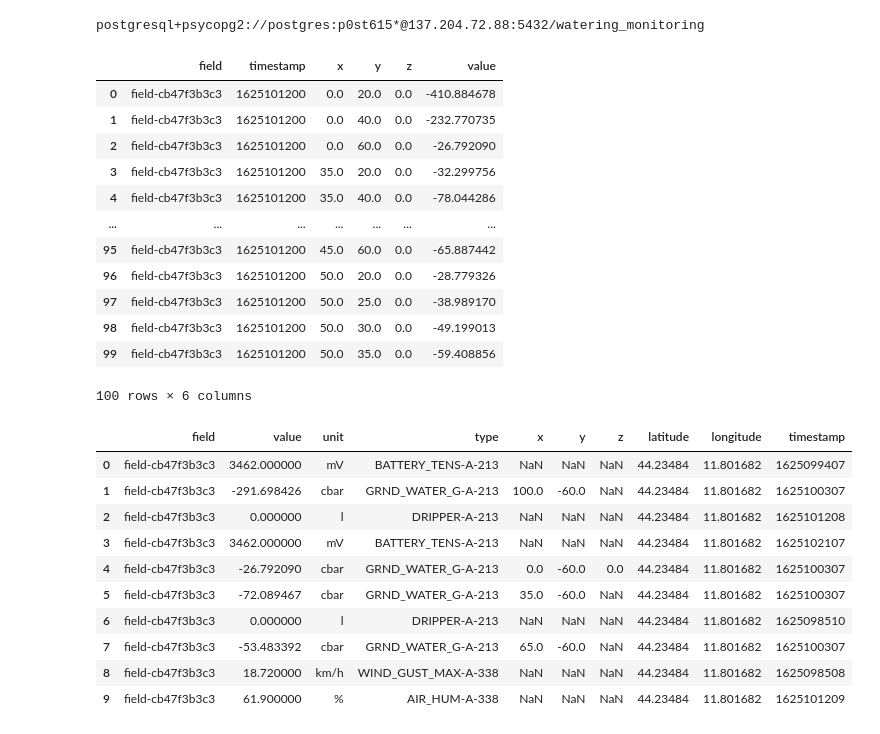
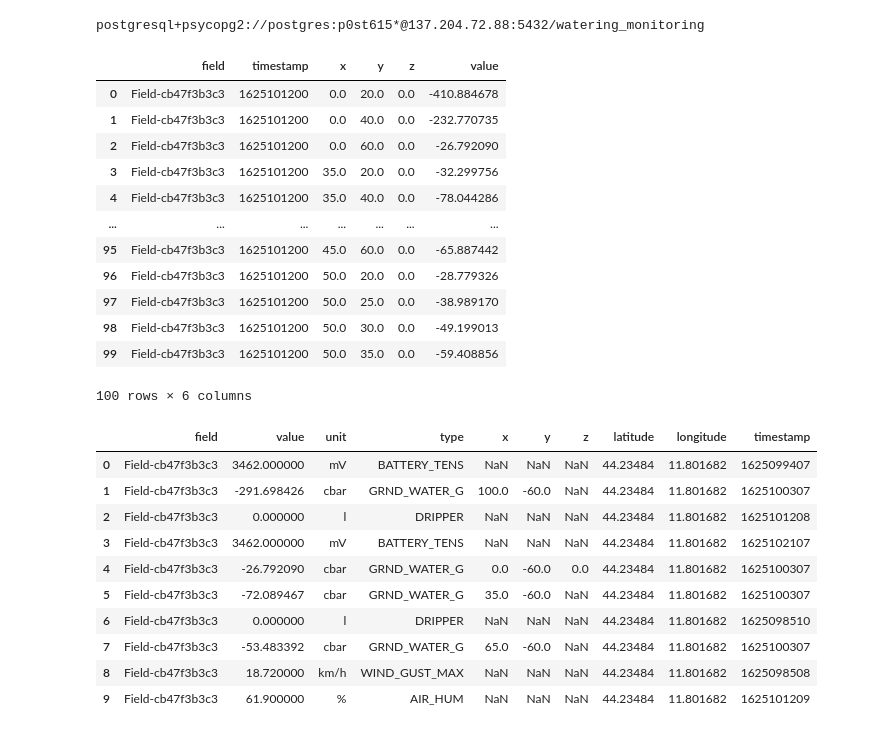
Before and after one commit to w4bo/dataset-watering, a Jupyter notebook: 2_extract_watering_real.ipynb, the cells around one changed output. Saved outputs shown, nothing was run; the diff lists cells and outputs as text; code cells hidden in the pictures.

Commit message:
fix agent names

```diff
--- a/2_extract_watering_real.ipynb
+++ b/2_extract_watering_real.ipynb
@@ -20,7 +20,7 @@ postgresql+psycopg2://postgres:p0st615*@137.204.72.88:5432/watering_monitoring
 # %%
 # SQL query to select all data from the table
 sql_query = f"""
-select ('field-' || right(md5("refStructureName" || "companyName" || "fieldName" || "plantRow"), 10)) as field, timestamp, xx as x, yy as y, zz as z, value from data_interpolated limit 100
+select ('Field-' || right(md5("refStructureName" || "companyName" || "fieldName" || "plantRow"), 10)) as field, timestamp, xx as x, yy as y, zz as z, value from data_interpolated limit 100
 """
 # select md5(refStructureName || companyName || fieldName || plantRow) as field from data_interpolated limit 100
 
@@ -32,39 +32,39 @@ di = pd.read_sql(sql_query, engine)
 di
 # %% [output]
 |  | field | timestamp | x | y | z | value |
-| 0 | field-cb47f3b3c3 | 1625101200 | 0.0 | 20.0 | 0.0 | -410.884678 |
-| 1 | field-cb47f3b3c3 | 1625101200 | 0.0 | 40.0 | 0.0 | -232.770735 |
-| 2 | field-cb47f3b3c3 | 1625101200 | 0.0 | 60.0 | 0.0 | -26.792090 |
-| 3 | field-cb47f3b3c3 | 1625101200 | 35.0 | 20.0 | 0.0 | -32.299756 |
-| 4 | field-cb47f3b3c3 | 1625101200 | 35.0 | 40.0 | 0.0 | -78.044286 |
+| 0 | Field-cb47f3b3c3 | 1625101200 | 0.0 | 20.0 | 0.0 | -410.884678 |
+| 1 | Field-cb47f3b3c3 | 1625101200 | 0.0 | 40.0 | 0.0 | -232.770735 |
+| 2 | Field-cb47f3b3c3 | 1625101200 | 0.0 | 60.0 | 0.0 | -26.792090 |
+| 3 | Field-cb47f3b3c3 | 1625101200 | 35.0 | 20.0 | 0.0 | -32.299756 |
+| 4 | Field-cb47f3b3c3 | 1625101200 | 35.0 | 40.0 | 0.0 | -78.044286 |
 | ... | ... | ... | ... | ... | ... | ... |
-| 95 | field-cb47f3b3c3 | 1625101200 | 45.0 | 60.0 | 0.0 | -65.887442 |
-| 96 | field-cb47f3b3c3 | 1625101200 | 50.0 | 20.0 | 0.0 | -28.779326 |
-| 97 | field-cb47f3b3c3 | 1625101200 | 50.0 | 25.0 | 0.0 | -38.989170 |
-| 98 | field-cb47f3b3c3 | 1625101200 | 50.0 | 30.0 | 0.0 | -49.199013 |
-| 99 | field-cb47f3b3c3 | 1625101200 | 50.0 | 35.0 | 0.0 | -59.408856 |
+| 95 | Field-cb47f3b3c3 | 1625101200 | 45.0 | 60.0 | 0.0 | -65.887442 |
+| 96 | Field-cb47f3b3c3 | 1625101200 | 50.0 | 20.0 | 0.0 | -28.779326 |
+| 97 | Field-cb47f3b3c3 | 1625101200 | 50.0 | 25.0 | 0.0 | -38.989170 |
+| 98 | Field-cb47f3b3c3 | 1625101200 | 50.0 | 30.0 | 0.0 | -49.199013 |
+| 99 | Field-cb47f3b3c3 | 1625101200 | 50.0 | 35.0 | 0.0 | -59.408856 |
 100 rows × 6 columns
 # %%
 # SQL query to select all data from the table
 sql_query = f"""
-select ('field-' || right(md5("refStructureName" || "companyName" || "fieldName" || "plantRow"), 10)) as field, "value", "unit", "detectedValueTypeId" as type, xx as x, yy as y, zz as z, latitude, longitude, timestamp from view_data_original limit 10
+select ('Field-' || right(md5("refStructureName" || "companyName" || "fieldName" || "plantRow"), 10)) as field, "value", "unit", "detectedValueTypeId" as type, xx as x, yy as y, zz as z, latitude, longitude, timestamp from view_data_original limit 10
 """
 #
 # Use pandas to read the query result into a DataFrame
 dw = pd.read_sql(sql_query, engine)
 
 # Now 'df' contains the data from the PostgreSQL table
 # df.to_csv('data/sensor_ft.csv', index=False)
 dw
 # %% [output]
 |  | field | value | unit | type | x | y | z | latitude | longitude | timestamp |
-| 0 | field-cb47f3b3c3 | 3462.000000 | mV | BATTERY_TENS-A-213 | NaN | NaN | NaN | 44.23484 | 11.801682 | 1625099407 |
-| 1 | field-cb47f3b3c3 | -291.698426 | cbar | GRND_WATER_G-A-213 | 100.0 | -60.0 | NaN | 44.23484 | 11.801682 | 1625100307 |
-| 2 | field-cb47f3b3c3 | 0.000000 | l | DRIPPER-A-213 | NaN | NaN | NaN | 44.23484 | 11.801682 | 1625101208 |
-| 3 | field-cb47f3b3c3 | 3462.000000 | mV | BATTERY_TENS-A-213 | NaN | NaN | NaN | 44.23484 | 11.801682 | 1625102107 |
-| 4 | field-cb47f3b3c3 | -26.792090 | cbar | GRND_WATER_G-A-213 | 0.0 | -60.0 | 0.0 | 44.23484 | 11.801682 | 1625100307 |
-| 5 | field-cb47f3b3c3 | -72.089467 | cbar | GRND_WATER_G-A-213 | 35.0 | -60.0 | NaN | 44.23484 | 11.801682 | 1625100307 |
-| 6 | field-cb47f3b3c3 | 0.000000 | l | DRIPPER-A-213 | NaN | NaN | NaN | 44.23484 | 11.801682 | 1625098510 |
-| 7 | field-cb47f3b3c3 | -53.483392 | cbar | GRND_WATER_G-A-213 | 65.0 | -60.0 | NaN | 44.23484 | 11.801682 | 1625100307 |
-| 8 | field-cb47f3b3c3 | 18.720000 | km/h | WIND_GUST_MAX-A-338 | NaN | NaN | NaN | 44.23484 | 11.801682 | 1625098508 |
-| 9 | field-cb47f3b3c3 | 61.900000 | % | AIR_HUM-A-338 | NaN | NaN | NaN | 44.23484 | 11.801682 | 1625101209 |
+| 0 | Field-cb47f3b3c3 | 3462.000000 | mV | BATTERY_TENS | NaN | NaN | NaN | 44.23484 | 11.801682 | 1625099407 |
+| 1 | Field-cb47f3b3c3 | -291.698426 | cbar | GRND_WATER_G | 100.0 | -60.0 | NaN | 44.23484 | 11.801682 | 1625100307 |
+| 2 | Field-cb47f3b3c3 | 0.000000 | l | DRIPPER | NaN | NaN | NaN | 44.23484 | 11.801682 | 1625101208 |
+| 3 | Field-cb47f3b3c3 | 3462.000000 | mV | BATTERY_TENS | NaN | NaN | NaN | 44.23484 | 11.801682 | 1625102107 |
+| 4 | Field-cb47f3b3c3 | -26.792090 | cbar | GRND_WATER_G | 0.0 | -60.0 | 0.0 | 44.23484 | 11.801682 | 1625100307 |
+| 5 | Field-cb47f3b3c3 | -72.089467 | cbar | GRND_WATER_G | 35.0 | -60.0 | NaN | 44.23484 | 11.801682 | 1625100307 |
+| 6 | Field-cb47f3b3c3 | 0.000000 | l | DRIPPER | NaN | NaN | NaN | 44.23484 | 11.801682 | 1625098510 |
+| 7 | Field-cb47f3b3c3 | -53.483392 | cbar | GRND_WATER_G | 65.0 | -60.0 | NaN | 44.23484 | 11.801682 | 1625100307 |
+| 8 | Field-cb47f3b3c3 | 18.720000 | km/h | WIND_GUST_MAX | NaN | NaN | NaN | 44.23484 | 11.801682 | 1625098508 |
+| 9 | Field-cb47f3b3c3 | 61.900000 | % | AIR_HUM | NaN | NaN | NaN | 44.23484 | 11.801682 | 1625101209 |
```
Also changed, not shown: parts of 5 cells of this notebook, 4 other files.
